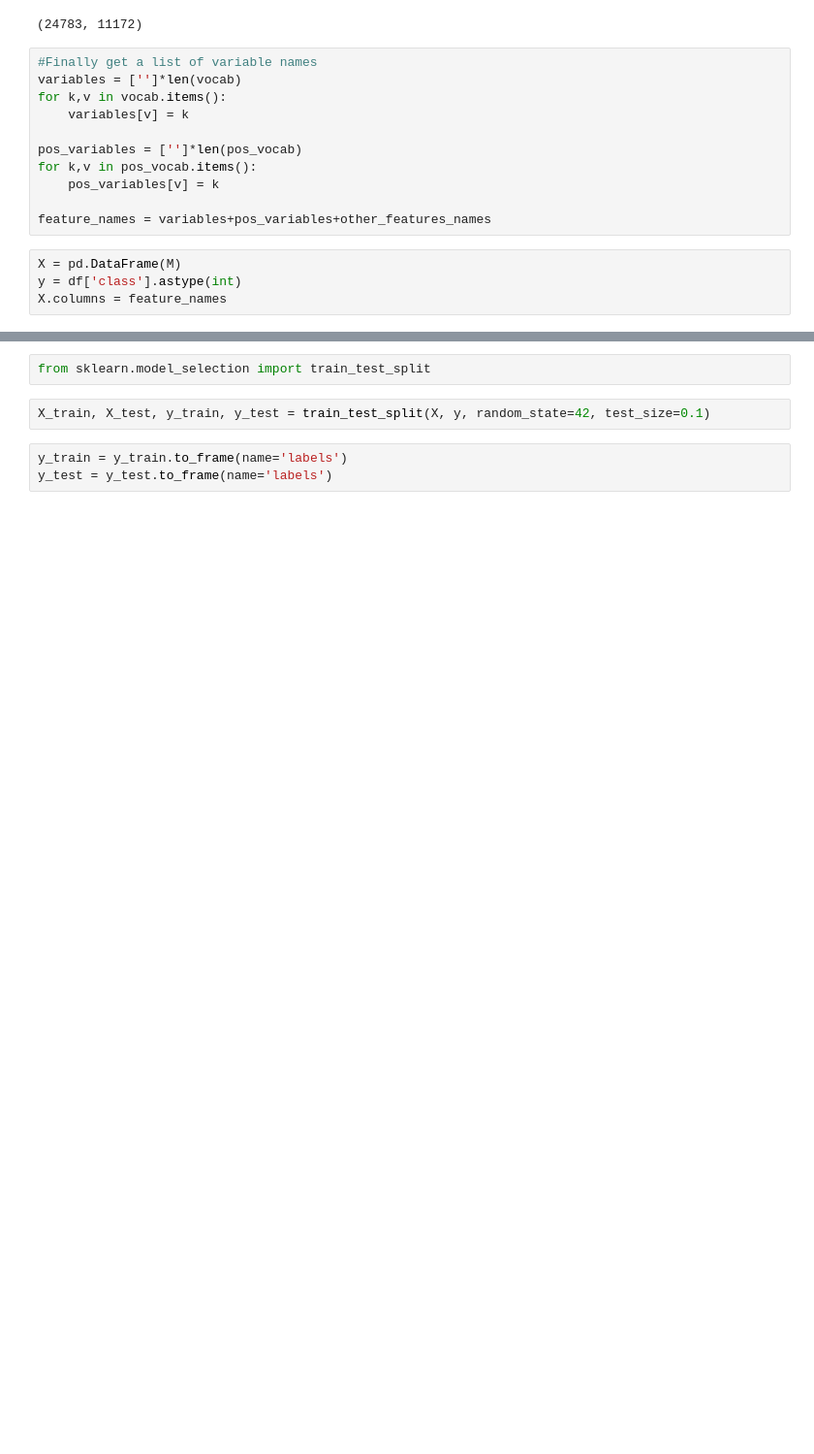
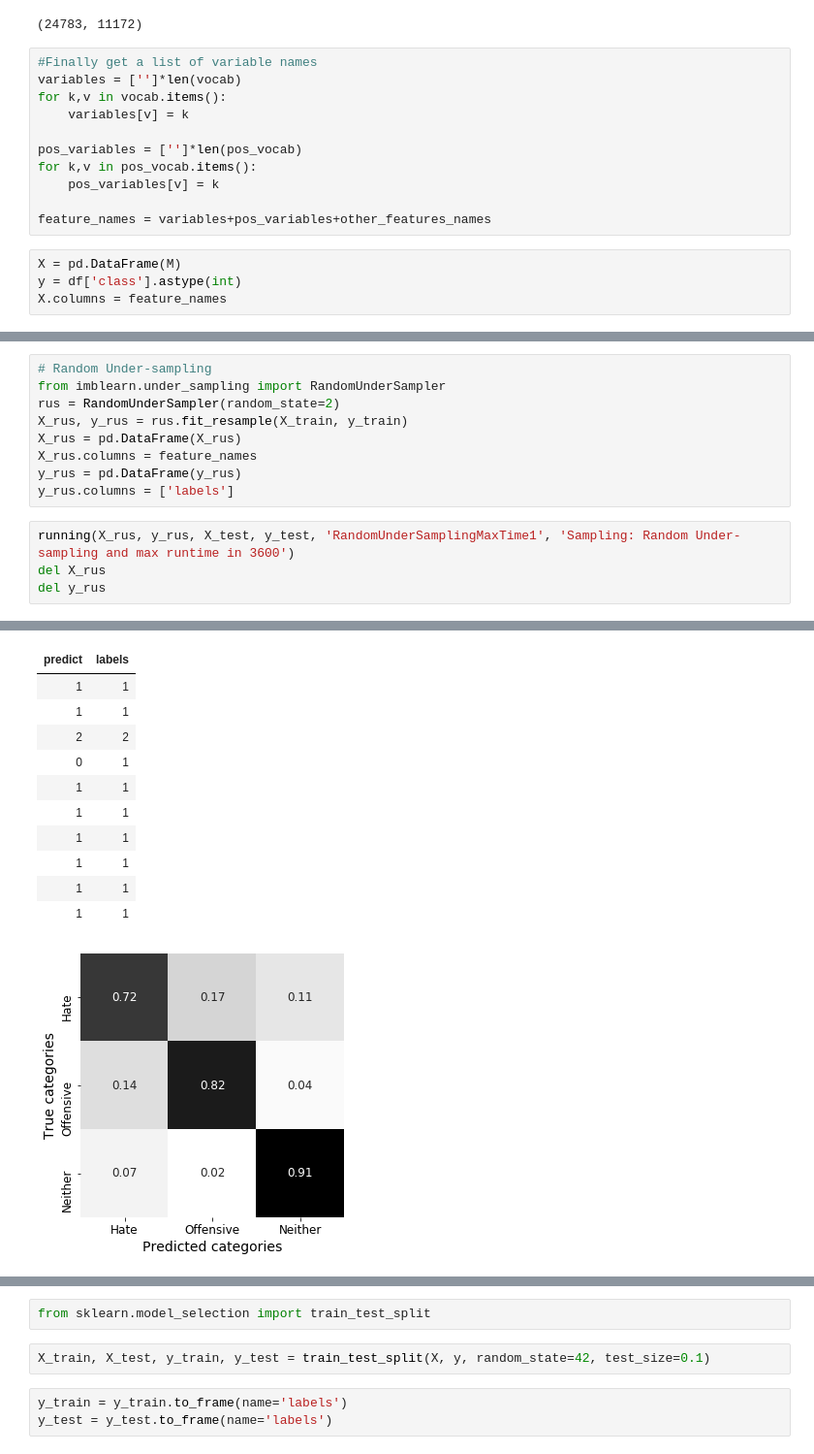
Before and after one commit to mjorgen1/DAADRISE_AbusiveLangProject, a Jupyter notebook: H2o-Work/DavidsonFeatureExtractionAndH2OAutoML.ipynb, the cells around one changed output, grey strips where cells are left out. Shown: that part at 97% size. Drawn from its saved outputs; the diff is of its cells as text; blank space fills up the shorter version.

```diff
--- a/H2o-Work/DavidsonFeatureExtractionAndH2OAutoML.ipynb
+++ b/H2o-Work/DavidsonFeatureExtractionAndH2OAutoML.ipynb
@@ -327,0 +403,14 @@ X = X_rfe
+# %%
+# Random Under-sampling
+from imblearn.under_sampling import RandomUnderSampler
+rus = RandomUnderSampler(random_state=2)
+X_rus, y_rus = rus.fit_resample(X_train, y_train)
+X_rus = pd.DataFrame(X_rus)
+X_rus.columns = feature_names
+y_rus = pd.DataFrame(y_rus)
+y_rus.columns = ['labels']
+# %%
+running(X_rus, y_rus, X_test, y_test, 'RandomUnderSamplingMaxTime1', 'Sampling: Random Under-sampling and max runtime in 3600')
+del X_rus
+del y_rus
+# %% [output]
@@ -327,0 +461,12 @@ X = X_rfe
+| predict | labels |
+| 1 | 1 |
+| 1 | 1 |
+| 2 | 2 |
+| 0 | 1 |
+| 1 | 1 |
+| 1 | 1 |
+| 1 | 1 |
+| 1 | 1 |
+| 1 | 1 |
+| 1 | 1 |
+[figure, added]
```
Also changed, not shown: parts of 33 cells of this notebook, 2 other files.
